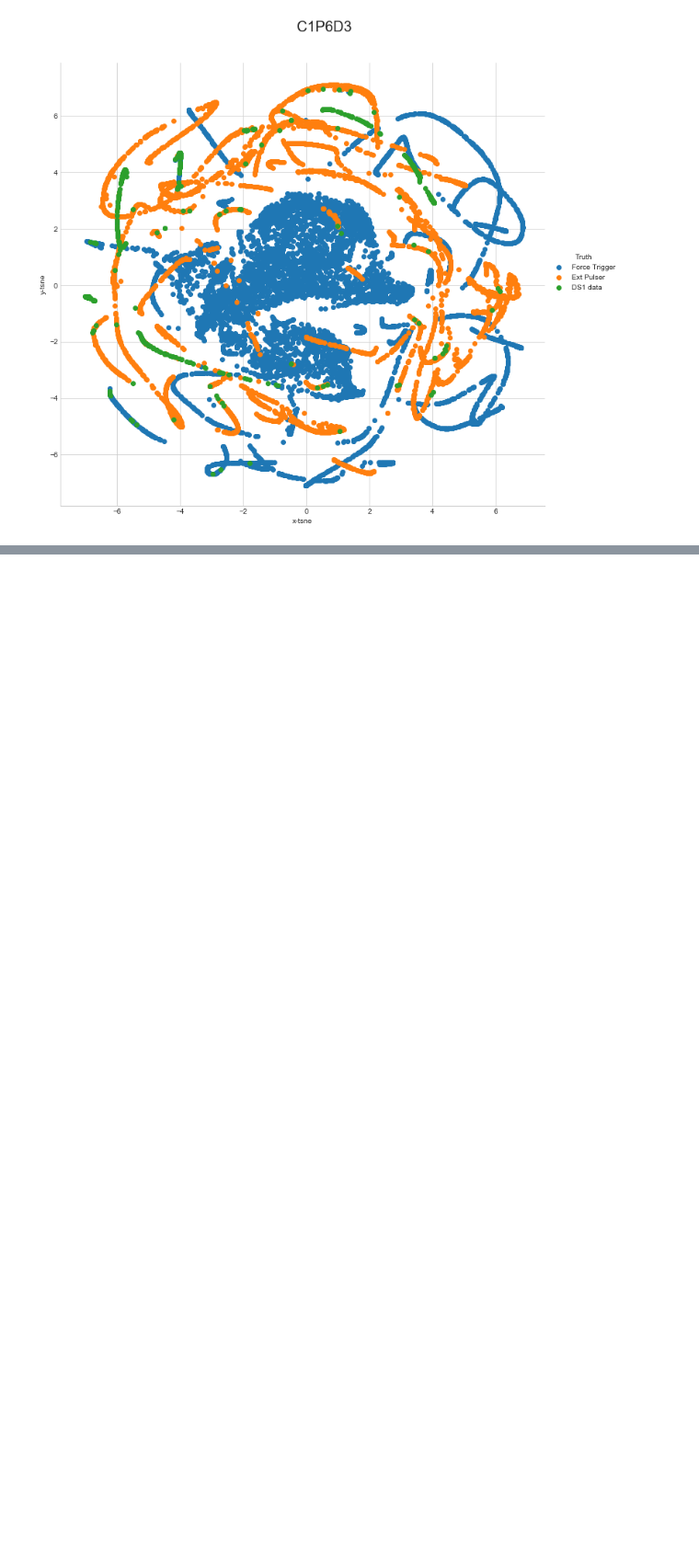
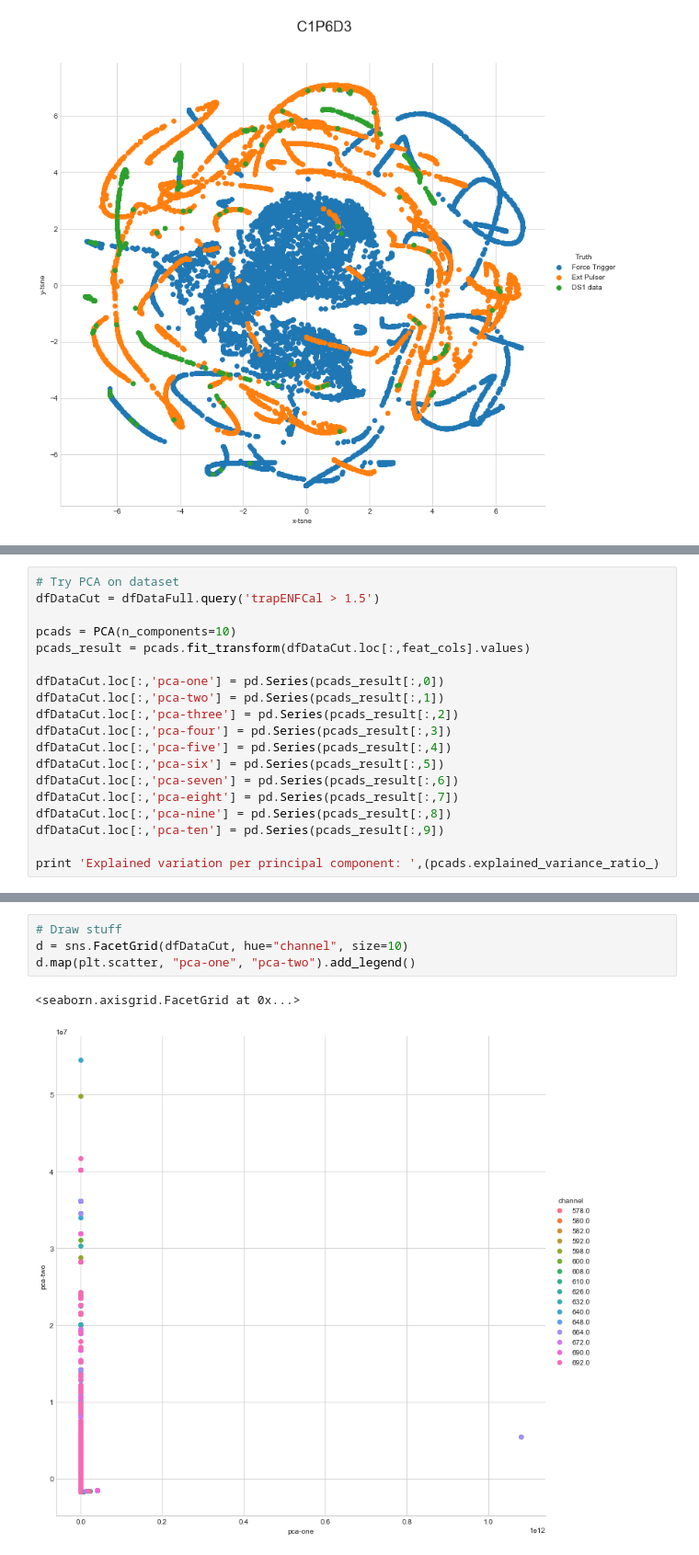
Before and after one commit to bxyzhu/IPython, a Jupyter notebook: LAT-TSNE.ipynb, the cells around one changed output, grey strips where cells are left out. Shown at 92% size. Cells and saved outputs as stored; diff of their text form; blank space fills up the shorter version.

```diff
--- a/LAT-TSNE.ipynb
+++ b/LAT-TSNE.ipynb
@@ -393,0 +385,19 @@ d2.fig.suptitle('DS1 background', fontsize=20) # can also get the figure from pl
+# %%
+# Try PCA on dataset
+dfDataCut = dfDataFull.query('trapENFCal > 1.5')
+
+pcads = PCA(n_components=10)
+pcads_result = pcads.fit_transform(dfDataCut.loc[:,feat_cols].values)
+
+dfDataCut.loc[:,'pca-one'] = pd.Series(pcads_result[:,0])
+dfDataCut.loc[:,'pca-two'] = pd.Series(pcads_result[:,1])
+dfDataCut.loc[:,'pca-three'] = pd.Series(pcads_result[:,2])
+dfDataCut.loc[:,'pca-four'] = pd.Series(pcads_result[:,3])
+dfDataCut.loc[:,'pca-five'] = pd.Series(pcads_result[:,4])
+dfDataCut.loc[:,'pca-six'] = pd.Series(pcads_result[:,5])
+dfDataCut.loc[:,'pca-seven'] = pd.Series(pcads_result[:,6])
+dfDataCut.loc[:,'pca-eight'] = pd.Series(pcads_result[:,7])
+dfDataCut.loc[:,'pca-nine'] = pd.Series(pcads_result[:,8])
+dfDataCut.loc[:,'pca-ten'] = pd.Series(pcads_result[:,9])
+
+print 'Explained variation per principal component: ',(pcads.explained_variance_ratio_)
@@ -393,0 +413,7 @@ d2.fig.suptitle('DS1 background', fontsize=20) # can also get the figure from pl
+# %%
+# Draw stuff
+d = sns.FacetGrid(dfDataCut, hue="channel", size=10)
+d.map(plt.scatter, "pca-one", "pca-two").add_legend()
+# %% [output]
+<seaborn.axisgrid.FacetGrid at 0x...>
+[figure, added]
```
Also changed, not shown: parts of 7 cells of this notebook, 1 other file.
